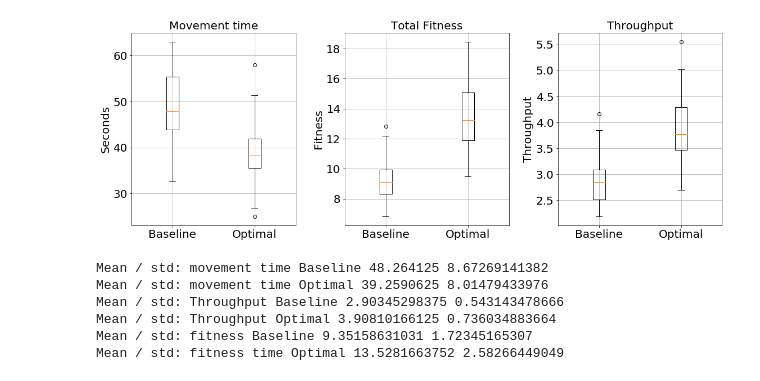
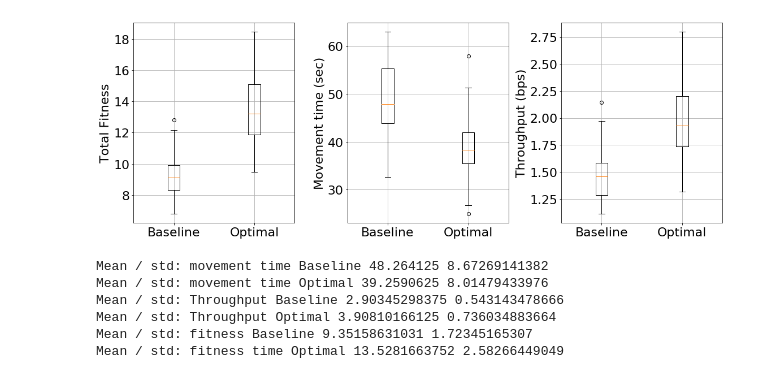
Before and after one commit to AndreeaStefan/SmartuistWrapper, a Jupyter notebook: evaluation/ResultsParticipants.ipynb, the cells around one changed output. Drawn from its saved outputs; the diff is of its cells as text; code cells hidden in the pictures.

```diff
--- a/evaluation/ResultsParticipants.ipynb
+++ b/evaluation/ResultsParticipants.ipynb
@@ -72,7 +72,7 @@ def getStatisticsPhase3(results, players, limitLessons = 2):
         for words in tmp:
             if int(words[1]) < 2:
                 time += float(words[10])
-                th += float(words[13])
+                th += float(words[11]) / (float(words[10]) / 1000) # recompute as id/time (not normalized id)
                 count += 1
         throughput.append(th/count)
         mvmTime.append(time/1000) # time in seconds
@@ -160,7 +160,7 @@ def EffortPerBodyPartPerPlayer(p, results):
                 distBodyParts[i].append(0)
     return (bodyParts, distBodyParts)
 # %%
-results = readFromFile(pathH, 0)
+results = readFromFile(path, 0)
 mvmTimeBaseline, gainBaseline, effortBaseline, distBaseline, thBaseline = getStatisticsPhase3(results, playersBaseline)
 mvmTimeOptimal, gainOptimal, effortOptimal, distOptimal, thOptimal  = getStatisticsPhase3(results, playersOptimal)
 mvmTimeFirst2, gainFirst2, effortFirst2, distFirst2, thFirst2  = getStatisticsPhase3(results, playersTraining)
@@ -207,24 +203,25 @@ plotResultsPerBodyPart(distBaseline, distFirst2, "Distance per body part", "Dist
 # %%
 fig, axs = plt.subplots(nrows = 1, ncols = 3, figsize=(16,6))
-axs[0].boxplot([ mvmTimeBaseline, mvmTimeOptimal ], labels= ["Baseline", "Optimal"])
-axs[0].set_title("Movement time")
-axs[0].set_ylabel("Seconds")
+
+axs[0].boxplot([gainBaseline, gainOptimal], labels= ["Baseline", "Optimal"])
+#axs[0].set_title("Total Fitness")
+axs[0].set_ylabel("Total Fitness")
 axs[0].grid(True)
 
-axs[1].boxplot([gainBaseline, gainOptimal], labels= ["Baseline", "Optimal"])
-axs[1].set_title("Total Fitness")
-axs[1].set_ylabel("Fitness")
+axs[1].boxplot([ mvmTimeBaseline, mvmTimeOptimal ], labels= ["Baseline", "Optimal"])
+#axs[1].set_title("Movement time")
+axs[1].set_ylabel("Movement time (sec)")
 axs[1].grid(True)
 
 axs[2].boxplot([thBaseline, thOptimal], labels= ["Baseline", "Optimal"])
-axs[2].set_title("Throughput")
-axs[2].set_ylabel("Throughput")
+#axs[2].set_title("Throughput")
+axs[2].set_ylabel("Throughput (bps)")
 axs[2].grid(True)
 
 plt.tight_layout()
 plt.savefig("TotalGainMvmTime",bbox_inches='tight', dpi=150)
 # %% [output]
-[figure, old version]
+[figure, new version]
 # %%
 # mean and standard deviation
 print("Mean / std: movement time Baseline" , np.mean(mvmTimeBaseline), np.std(mvmTimeBaseline))
```
Also changed, not shown: parts of 1 cell of this notebook, 1 other file.
